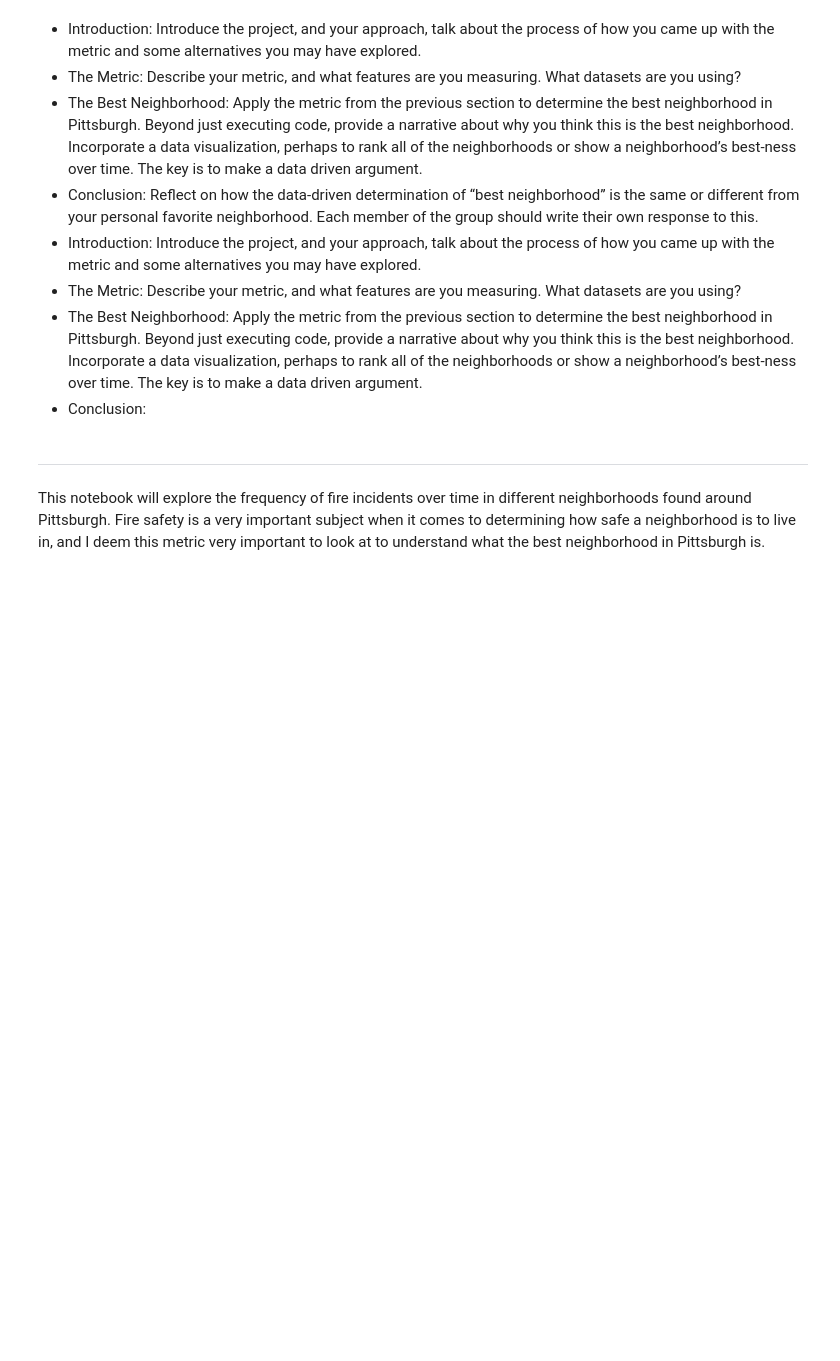
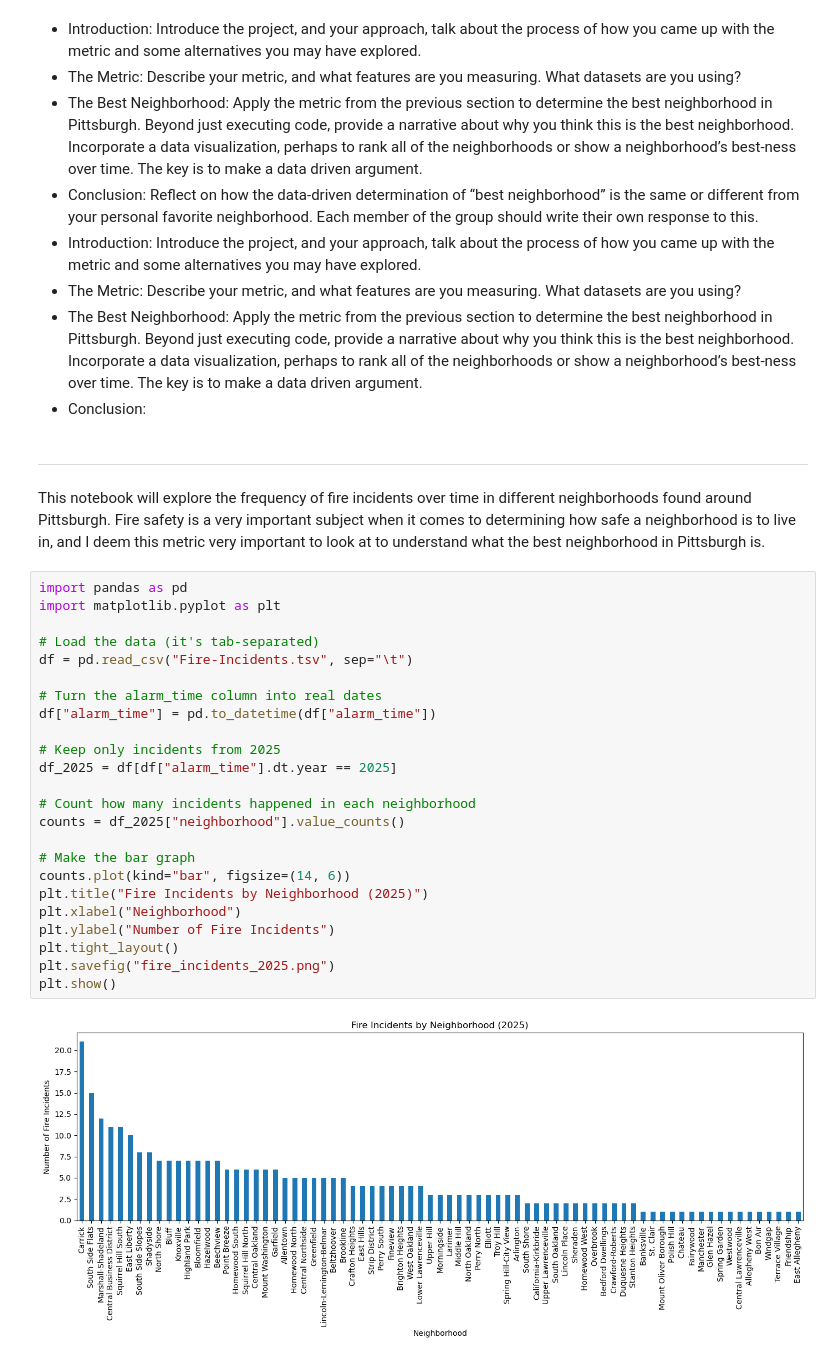
Before and after one commit to CelestialGarbo/CS-0010-FINAL-PROJECT, a Jupyter notebook: Ayan-Private.ipynb, the cells around one changed output. Saved outputs shown, nothing was run; the diff lists cells and outputs as text; blank space fills up the shorter version.

Commit message:
added graphs for fire incedents

```diff
--- a/Ayan-Private.ipynb
+++ b/Ayan-Private.ipynb
@@ -11,3 +11,29 @@
 ---
 # %% [markdown]
 This notebook will explore the frequency of fire incidents over time in different neighborhoods found around Pittsburgh. Fire safety is a very important subject when it comes to determining how safe a neighborhood is to live in, and I deem this metric very important to look at to understand what the best neighborhood in Pittsburgh is.
+# %%
+import pandas as pd
+import matplotlib.pyplot as plt
+
+# Load the data (it's tab-separated)
+df = pd.read_csv("Fire-Incidents.tsv", sep="\t")
+
+# Turn the alarm_time column into real dates
+df["alarm_time"] = pd.to_datetime(df["alarm_time"])
+
+# Keep only incidents from 2025
+df_2025 = df[df["alarm_time"].dt.year == 2025]
+
+# Count how many incidents happened in each neighborhood
+counts = df_2025["neighborhood"].value_counts()
+
+# Make the bar graph
+counts.plot(kind="bar", figsize=(14, 6))
+plt.title("Fire Incidents by Neighborhood (2025)")
+plt.xlabel("Neighborhood")
+plt.ylabel("Number of Fire Incidents")
+plt.tight_layout()
+plt.savefig("fire_incidents_2025.png")
+plt.show()
+# %% [output]
+[figure, added]
```
Also changed, not shown: parts of 2 cells of this notebook, 1 other file.
